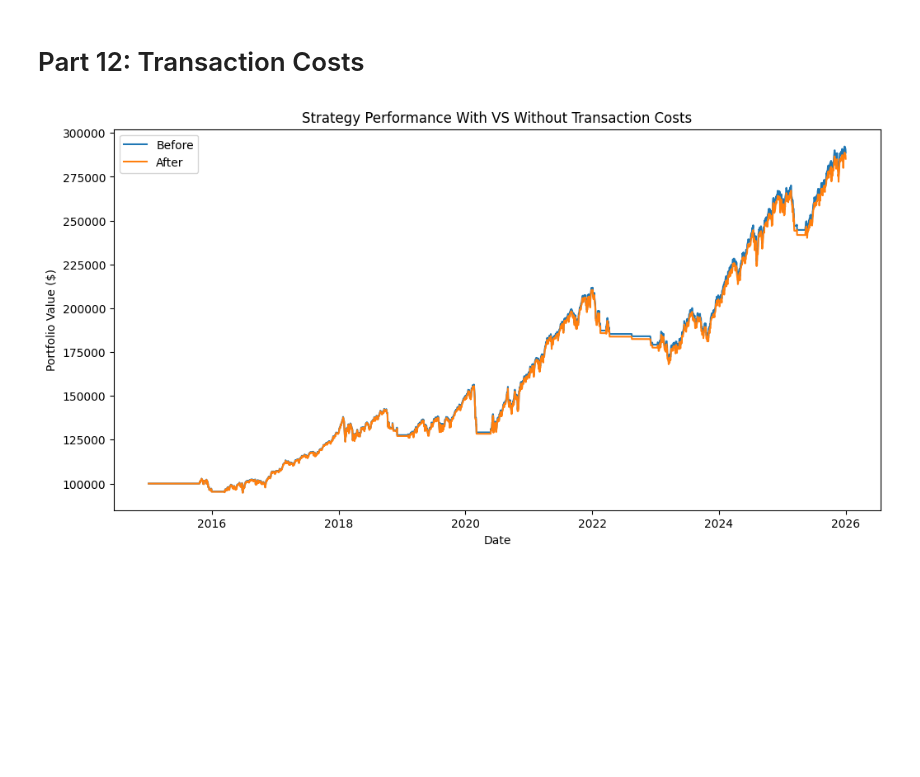
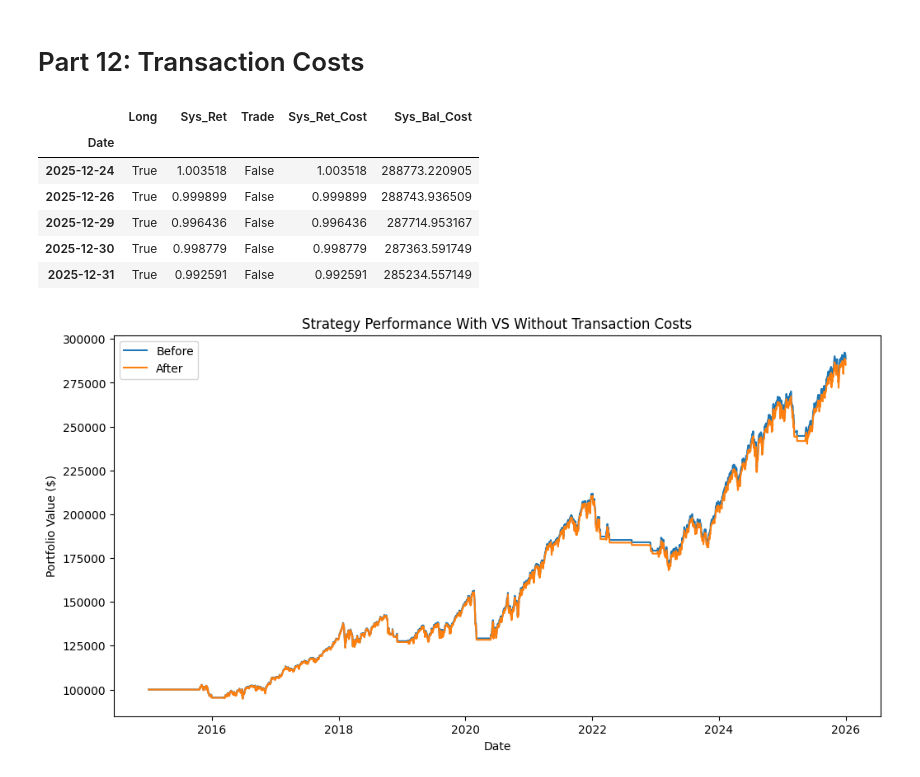
Before and after one commit to jane-disciullo/sp500-backtesting-strategy, a Jupyter notebook: notebooks/01_baseline.ipynb, the cells around one changed output. Drawn from its saved outputs; the diff is of its cells as text; code cells hidden in the pictures; blank space fills up the shorter version.

Commit message:
Update baseline transaction cost refactor

```diff
--- a/notebooks/01_baseline.ipynb
+++ b/notebooks/01_baseline.ipynb
@@ -323,6 +329,30 @@ plt.show()
 [figure]
 # %% [markdown]
 # Part 12: Transaction Costs
+# %%
+from src.transaction_costs import apply_transaction_costs
+
+price = apply_transaction_costs(
+    price,
+    transaction_cost=0.0002,
+    starting_balance=starting_balance,
+)
+
+price[[
+    "Long",
+    "Sys_Ret",
+    "Trade",
+    "Sys_Ret_Cost",
+    "Sys_Bal_Cost"
+]].tail()
+# %% [output]
+|  | Long | Sys_Ret | Trade | Sys_Ret_Cost | Sys_Bal_Cost |
+| Date |  |  |  |  |  |
+| 2025-12-24 | True | 1.003518 | False | 1.003518 | 288773.220905 |
+| 2025-12-26 | True | 0.999899 | False | 0.999899 | 288743.936509 |
+| 2025-12-29 | True | 0.996436 | False | 0.996436 | 287714.953167 |
+| 2025-12-30 | True | 0.998779 | False | 0.998779 | 287363.591749 |
+| 2025-12-31 | True | 0.992591 | False | 0.992591 | 285234.557149 |
 # %%
 transaction_cost = 0.0002  # as a percent: .02
 price['Trade'] = price['Long'].ne(price['Long'].shift(1))
```
Also changed, not shown: parts of 7 cells of this notebook.
